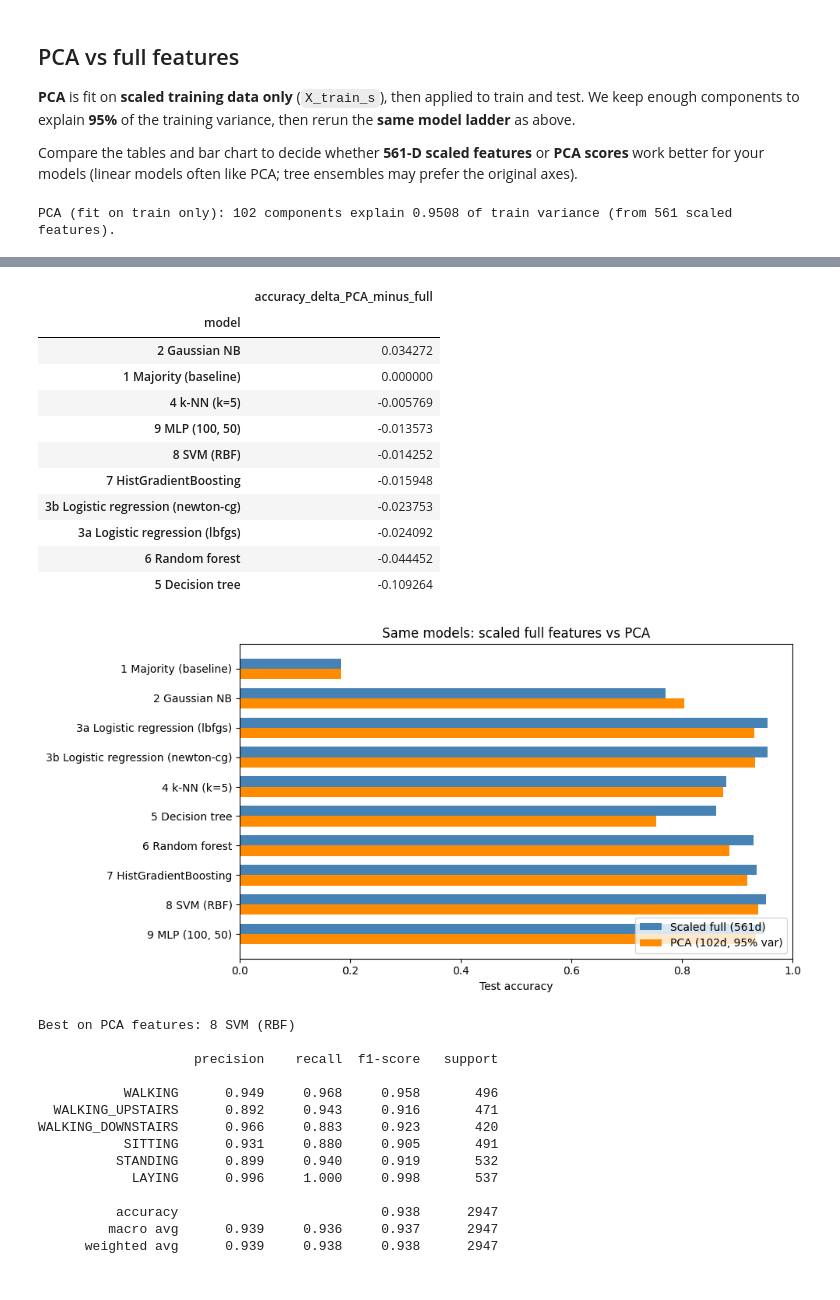
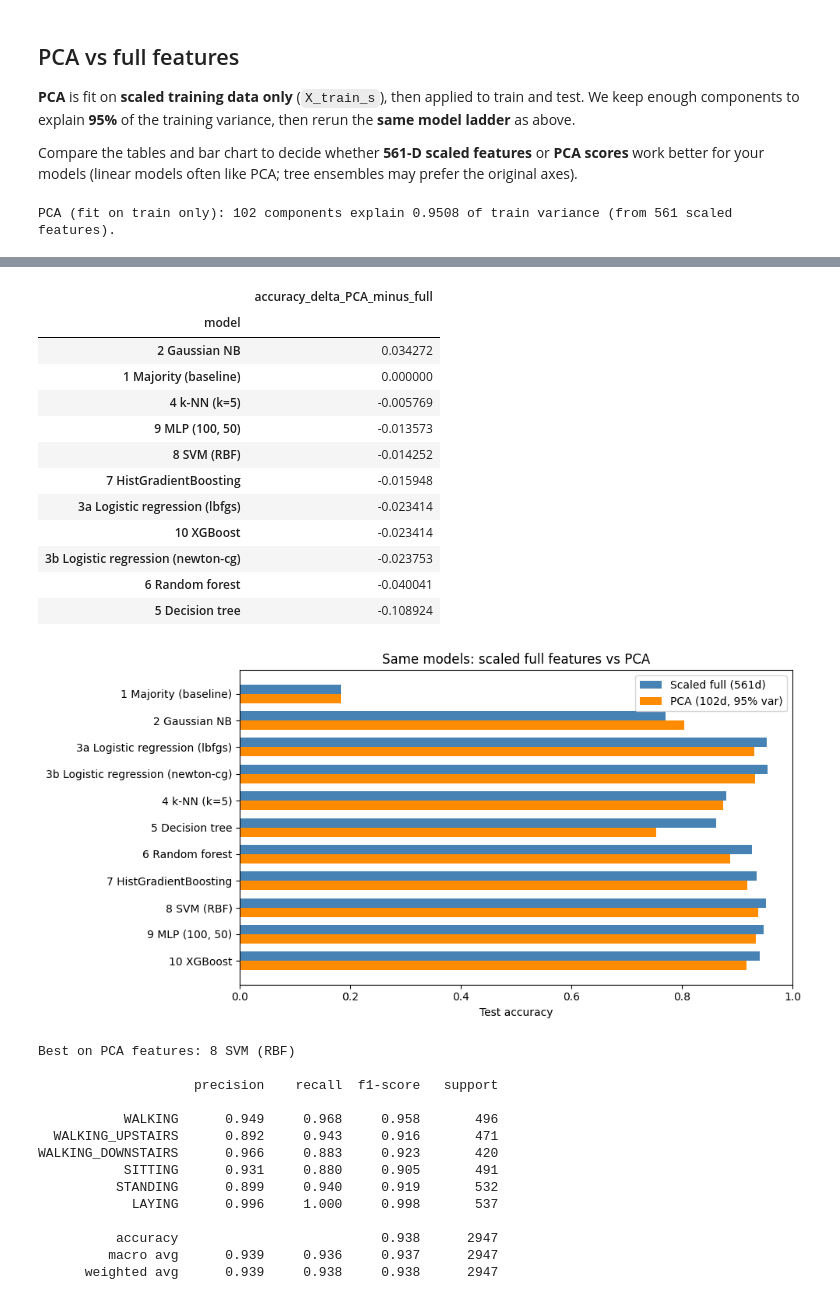
Before and after one commit to rominaba/motion-intent-recognition-for-assistive-robotics, a Jupyter notebook: src/explore_models.ipynb, the cells around one changed output, grey strips where cells are left out. Cells and saved outputs as stored; diff of their text form; code cells hidden in the pictures.

Commit message:
Added XGBoost model comparison

```diff
--- a/src/explore_models.ipynb
+++ b/src/explore_models.ipynb
@@ -91,6 +93,9 @@ MODELS = {
     "8 SVM (RBF)": SVC(kernel="rbf", gamma="scale", random_state=RANDOM_STATE),
     "9 MLP (100, 50)": MLPClassifier(
         hidden_layer_sizes=(100, 50), max_iter=500, random_state=RANDOM_STATE
+    ),
+    "10 XGBoost": xgb.XGBClassifier(
+        n_estimators=300, objective='multi:softprob', random_state=RANDOM_STATE
     ),
 }
 
@@ -206,6 +212,7 @@ plt.show()
 REP_PCA = f"PCA ({n_pca}d, 95% var)"
 results_pca, fitted_pca = run_all_models(X_train_pca, X_test_pca, REP_PCA)
 
+order = list(MODELS.keys())
 results_compare = pd.concat([results_full, results_pca], ignore_index=True)
 display(
     results_compare.sort_values(
@@ -225,6 +232,10 @@ pivot_prec = results_compare.pivot_table(
 pivot_rec = results_compare.pivot_table(
     index="model", columns="representation", values="test_macro_recall"
 )
+pivot_acc = pivot_acc.reindex(order)
+pivot_prec = pivot_prec.reindex(order)
+pivot_rec = pivot_rec.reindex(order)
+pivot_f1 = pivot_f1.reindex(order)
 display(pivot_acc)
 display(pivot_prec)
 display(pivot_rec)
@@ -233,7 +244,6 @@ display(pivot_f1)
 delta = (pivot_acc[REP_PCA] - pivot_acc[REP_FULL]).to_frame("accuracy_delta_PCA_minus_full")
 display(delta.sort_values("accuracy_delta_PCA_minus_full", ascending=False))
 
-order = list(MODELS.keys())
 x = np.arange(len(order))
 w = 0.35
 fig, ax = plt.subplots(figsize=(10, 5))
@@ -256,7 +266,7 @@ ax.set_yticklabels(order)
 ax.set_xlabel("Test accuracy")
 ax.set_title("Same models: scaled full features vs PCA")
 ax.set_xlim(0, 1)
-ax.legend(loc="lower right")
+ax.legend(loc="upper right")
 ax.invert_yaxis()
 plt.tight_layout()
 plt.show()
@@ -342,16 +356,17 @@ PCA (fit on train only): 102 components explain 0.9508 of train variance (from 5
 |  | accuracy_delta_PCA_minus_full |
 | model |  |
 | 2 Gaussian NB | 0.034272 |
 | 1 Majority (baseline) | 0.000000 |
 | 4 k-NN (k=5) | -0.005769 |
 | 9 MLP (100, 50) | -0.013573 |
 | 8 SVM (RBF) | -0.014252 |
 | 7 HistGradientBoosting | -0.015948 |
+| 3a Logistic regression (lbfgs) | -0.023414 |
+| 10 XGBoost | -0.023414 |
 | 3b Logistic regression (newton-cg) | -0.023753 |
-| 3a Logistic regression (lbfgs) | -0.024092 |
-| 6 Random forest | -0.044452 |
-| 5 Decision tree | -0.109264 |
+| 6 Random forest | -0.040041 |
+| 5 Decision tree | -0.108924 |
-[figure, old version]
+[figure, new version]
 Best on PCA features: 8 SVM (RBF)
 
                     precision    recall  f1-score   support
```
Also changed, not shown: parts of 4 cells of this notebook.
